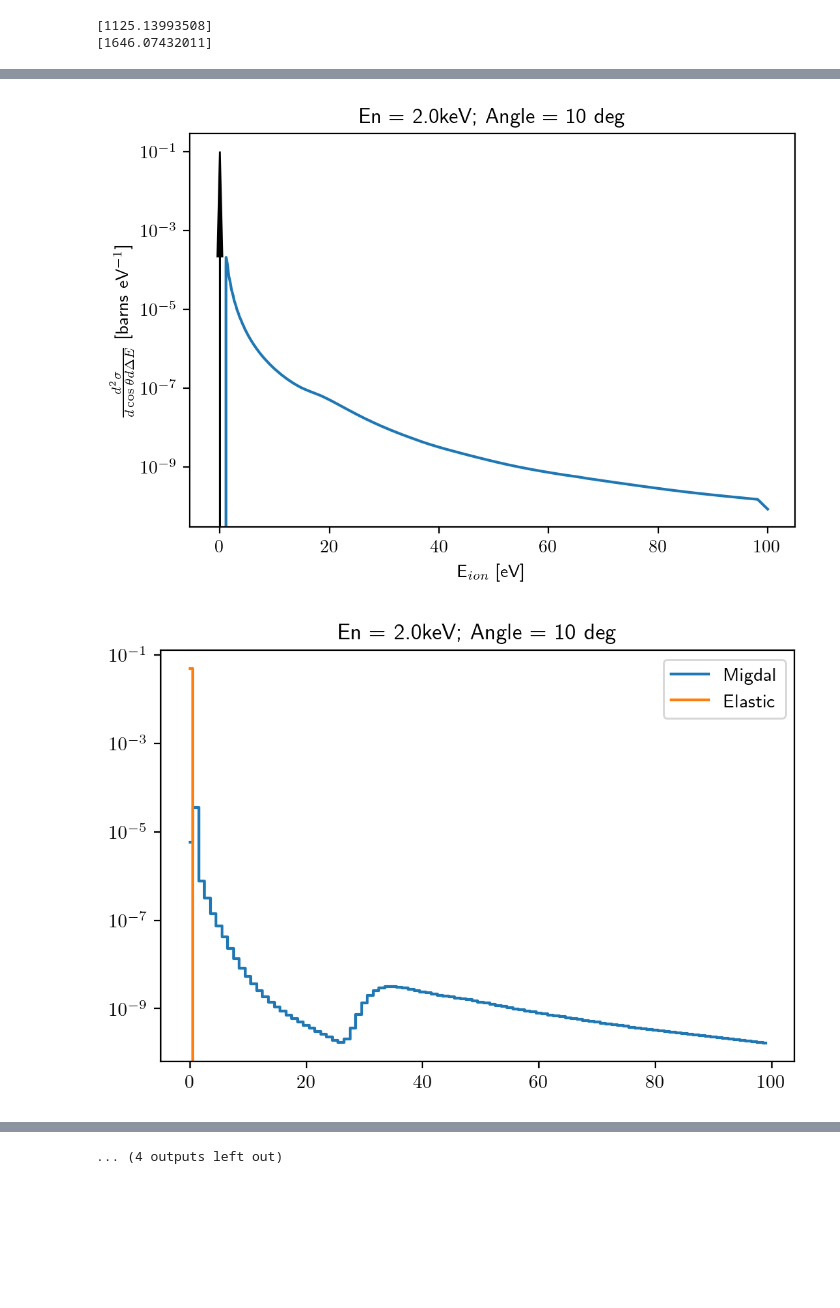
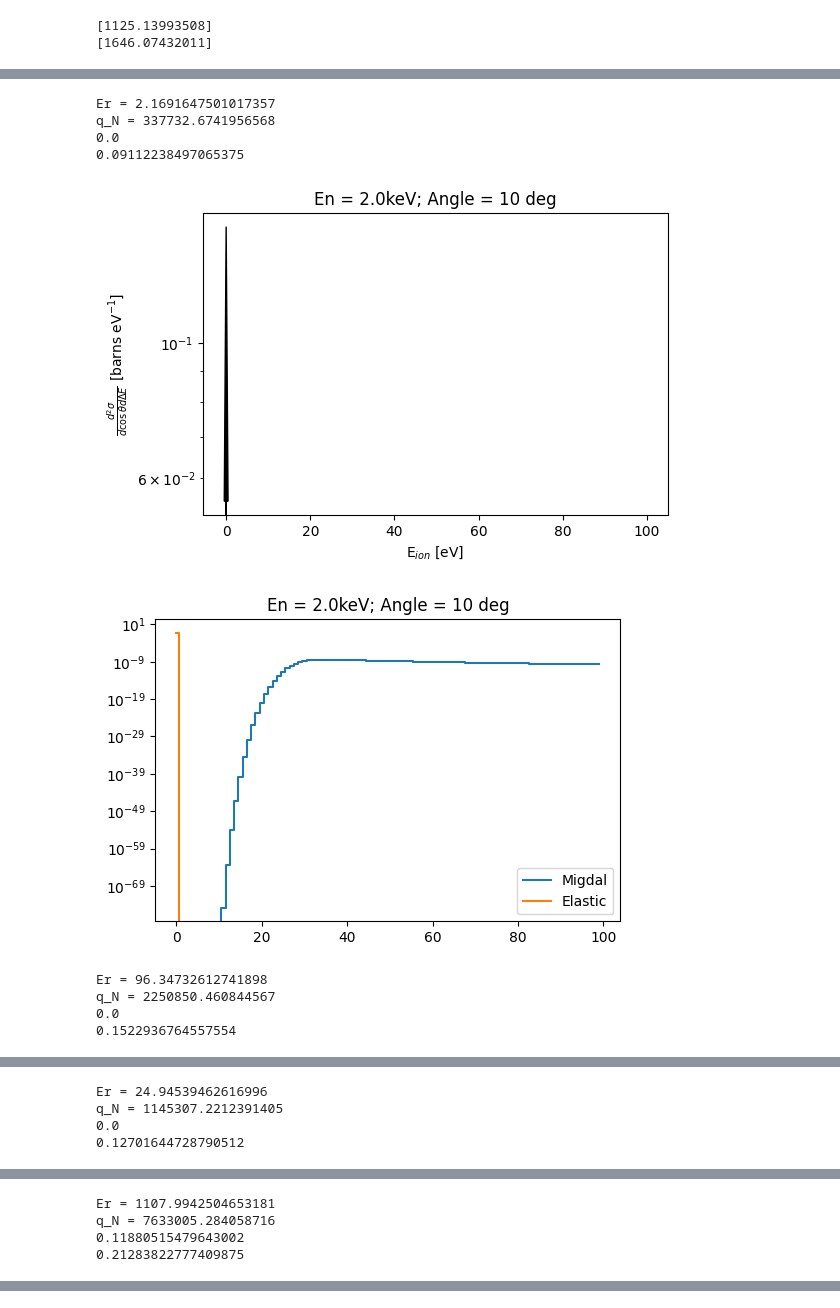
Before and after one commit to Duncan-Adams/MigdalCalc, a Jupyter notebook: Si_angular_analysis.ipynb, the cells around one changed output, grey strips where cells are left out. Drawn from its saved outputs; the diff is of its cells as text; code cells hidden in the pictures; blank space fills up the shorter version.

```diff
--- a/Si_angular_analysis.ipynb
+++ b/Si_angular_analysis.ipynb
@@ -30,6 +30,7 @@ print(fsolve(lambda E: YS(E)*E - 240, 2000))
 [1646.07432011]
 # %%
 A = Si_migdal.A
+m_n = 0.939*1e9 #m_n in eV
 N_per_g = (6.02e23/A)
 barns_to_cm2 = 1e-24
 flux = 1e3 #nuetrons/cm^2/second
@@ -42,3 +43,16 @@ xsec_to_events_per_nuetron = density*thickness*barns_to_cm2*phi_int
 xsec_to_inv_gram_days = flux*N_per_g*barns_to_cm2*seconds_to_days*phi_int
 
 flux_factor=xsec_to_events_per_nuetron
+
+print(Si_migdal.nuc.SIG(23000))
+
+
+cross_section_lab = Si_migdal.d2R_dc_dDeltaE(En=23000, method="elf")
+
+c_range = np.linspace(-1, 1)
+angles = np.linspace(0, 180)
+plt.plot(angles, cross_section_lab(10, np.cos(np.pi*angles/180)))
+print(cross_section_lab(10, -1))
+plt.xlabel(r"Cos $\theta$")
+plt.ylabel("Barns/eV/cos")
+plt.show()
@@ -45,4 +63,6 @@ flux_factor=xsec_to_events_per_nuetron
 # %%
+method = "ibe"
+
 for En in Energies:
     elastic_spectrum = Si_migdal.nuc.dSig_dOmega(En)
 
@@ -53,11 +73,18 @@ for En in Energies:
 
         c = np.cos(angle*np.pi/180)
 
-        Si_ion_spec_sarkis = Si_migdal.dR_dEion(c, En, YS, "elf-ibe")
-        Si_ion_spec_lind   = Si_migdal.dR_dEion(c, En, YL, "elf-ibe")
+        Si_ion_spec_sarkis = Si_migdal.dR_dEion(c, En, YS, method)
+        Si_ion_spec_lind   = Si_migdal.dR_dEion(c, En, YL, method)
 
-        ER_Q_sarkis = kin.E_R_elastic(c, A, En)*YS(kin.E_R_elastic(c, A, En))
-        ER_Q_lind   = kin.E_R_elastic(c, A, En)*YL(kin.E_R_elastic(c, A, En))
+        print("Er = " + str(kin.E_Recoil(0, c, A, En)))
+        print("q_N = " + str(np.sqrt(2*A*m_n*kin.E_Recoil(0, c, A, En))))
+
+
+        ER_Q_sarkis = kin.E_Recoil(0, c, A, En)*YS(kin.E_Recoil(0, c, A, En))
+        ER_Q_lind   = kin.E_Recoil(0, c, A, En)*YL(kin.E_Recoil(0, c, A, En))
+
+        print(YS(kin.E_Recoil(0, c, A, En)))
+        print(YL(kin.E_Recoil(0, c, A, En)))
 
         elastic_rate = flux_factor*elastic_spectrum(c)
 
@@ -90,36 +117,44 @@ for En in Energies:
         n_bins_sarkis = final_n_sarkis - first_n_sarkis
         n_bins_lind   = final_n_lind   - first_n_lind
 
         n_sarkis, r_sarkis = ion.Si_electron_spectrum(Si_ion_spec_sarkis, ER_Q_sarkis, \
                                                       start_bin=first_n_sarkis, number_of_bins=n_bins_sarkis,flux=flux_factor)
         n_lind, r_lind     = ion.Si_electron_spectrum(Si_ion_spec_lind, ER_Q_lind, \
                                                       start_bin=first_n_lind, number_of_bins=n_bins_lind,flux=flux_factor)
 
         n_el_sarkis, r_el_sarkis = ion.Si_elastic_electron_spectrum_fixed_angle(ER_Q_sarkis, elastic_rate, \
                                                                                start_bin=first_n_sarkis, number_of_bins=n_bins_sarkis)
         n_el_lind, r_el_lind     = ion.Si_elastic_electron_spectrum_fixed_angle(ER_Q_lind, elastic_rate, \
                                                                                start_bin=first_n_lind, number_of_bins=n_bins_lind)
 
         plt.step(n_sarkis, r_sarkis, where='mid',label='Migdal')
         plt.step(n_el_sarkis, r_el_sarkis, where='mid',label='Elastic')
         plt.title("En = " + str(1e-3*En) + "keV; Angle = " + str(angle) + " deg")
         plt.legend()
         plt.yscale('log')
 
 
         plt.show()
 
-        np.savetxt(save_folder + 'Ne_sarkis_migdal.csv', list(zip(n_sarkis, r_sarkis)), \
+        np.savetxt(save_folder + method + '_Ne_sarkis_migdal.csv', list(zip(n_sarkis, r_sarkis)), \
                    delimiter=',', fmt='%.5e', header='bin number, rate')
 
-        np.savetxt(save_folder + 'Ne_sarkis_elastic.csv', list(zip(n_el_sarkis, r_el_sarkis)), \
+        np.savetxt(save_folder + method + '_Ne_sarkis_elastic.csv', list(zip(n_el_sarkis, r_el_sarkis)), \
                    delimiter=',', fmt='%.5e', header='bin number, rate')
 
-        np.savetxt(save_folder + 'Ne_lindhard_migdal.csv', list(zip(n_lind, r_lind)), \
+        np.savetxt(save_folder + method +'_Ne_lindhard_migdal.csv', list(zip(n_lind, r_lind)), \
                    delimiter=',', fmt='%.5e', header='bin number, rate')
 
-        np.savetxt(save_folder + 'Ne_lindhard_elastic.csv', list(zip(n_el_lind, r_el_lind)), \
+        np.savetxt(save_folder + method +'_Ne_lindhard_elastic.csv', list(zip(n_el_lind, r_el_lind)), \
                    delimiter=',', fmt='%.5e', header='bin number, rate')
 # %% [output]
+Er = 2.1691647501017357
+q_N = 337732.6741956568
+0.0
+0.09112238497065375
-[figure, old version]
+[figure, new version]
-[figure, old version]
+[figure, new version]
+Er = 96.34732612741898
+q_N = 2250850.460844567
+0.0
+0.1522936764557554
@@ -127,0 +163,4 @@ for En in Energies:
+Er = 24.94539462616996
+q_N = 1145307.2212391405
+0.0
+0.12701644728790512
@@ -129,0 +169,4 @@ for En in Energies:
+Er = 1107.9942504653181
+q_N = 7633005.284058716
+0.11880515479643002
+0.21283822777409875
@@ -136 +174,0 @@ for En in Energies:
-... (4 outputs left out)
```
Also changed, not shown: parts of 3 cells of this notebook, 32 other files.
